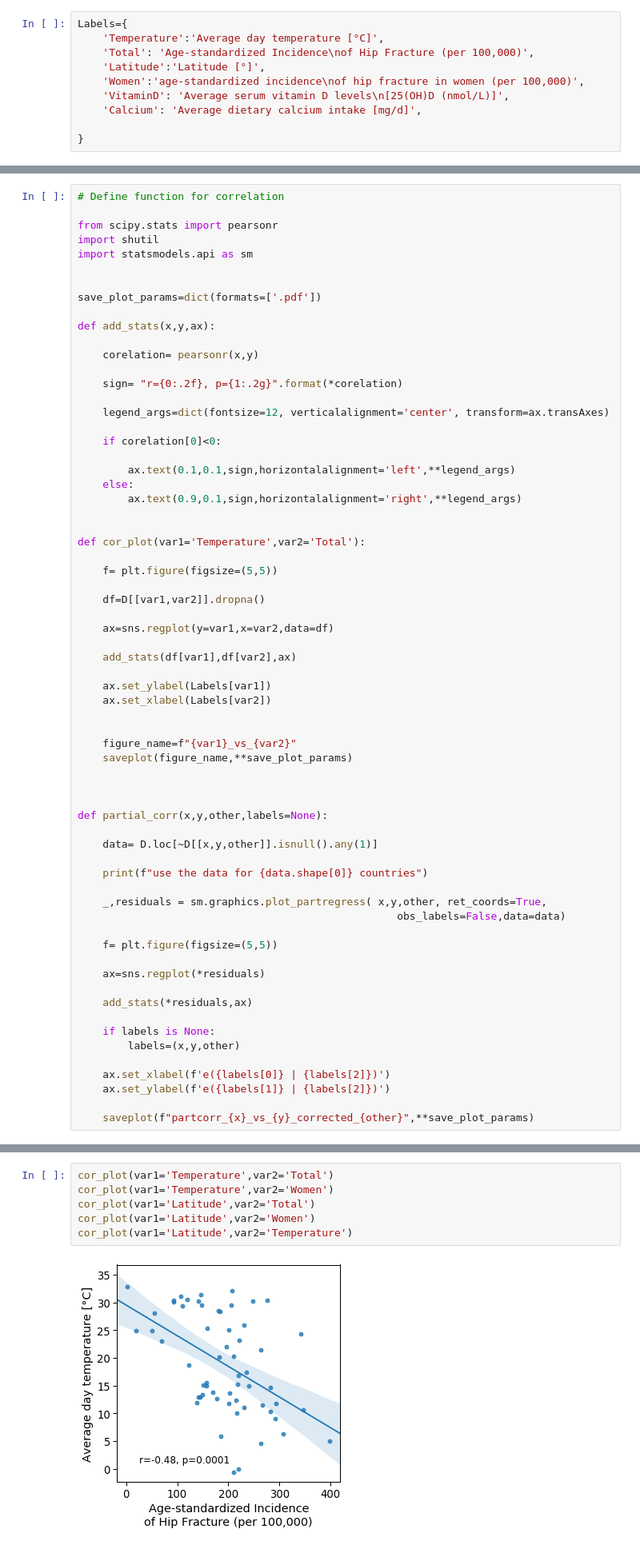
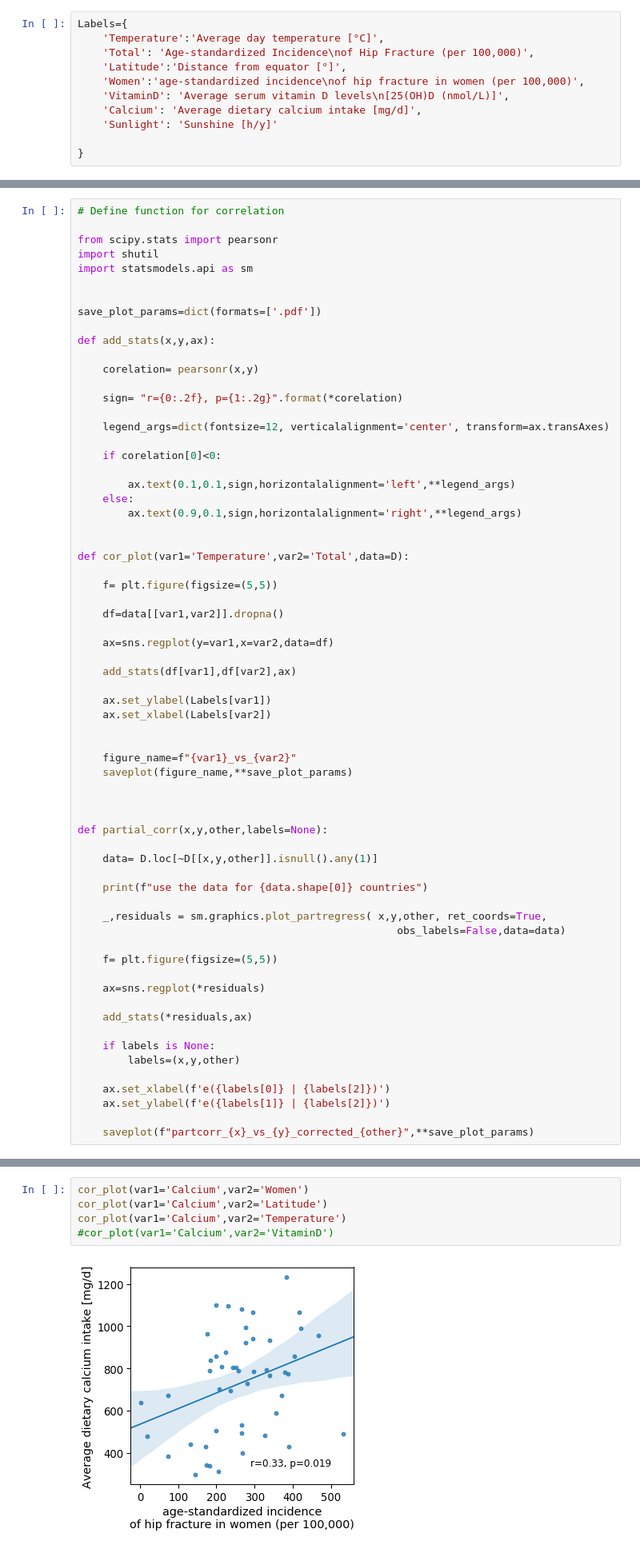
Before and after one commit to SilasK/WarmMicrobiota, a Jupyter notebook: Correlations_in_human/scritps/HUMAN-correlations.ipynb, the cells around one changed output, grey strips where cells are left out. Shown at 80% size. Saved outputs shown, nothing was run; the diff lists cells and outputs as text.

Commit message:
modified data

```diff
--- a/Correlations_in_human/scritps/HUMAN-correlations.ipynb
+++ b/Correlations_in_human/scritps/HUMAN-correlations.ipynb
@@ -54,10 +56,11 @@ D.loc[D.isnull().any(1)]
 Labels={
     'Temperature':'Average day temperature [°C]',
     'Total': 'Age-standardized Incidence\nof Hip Fracture (per 100,000)',
-    'Latitude':'Latitude [°]',
+    'Latitude':'Distance from equator [°]',
     'Women':'age-standardized incidence\nof hip fracture in women (per 100,000)',
     'VitaminD': 'Average serum vitamin D levels\n[25(OH)D (nmol/L)]',
     'Calcium': 'Average dietary calcium intake [mg/d]',
+    'Sunlight': 'Sunshine [h/y]'
 
 }
 # %%
@@ -94,11 +97,11 @@ def add_stats(x,y,ax):
         ax.text(0.9,0.1,sign,horizontalalignment='right',**legend_args)
 
 
-def cor_plot(var1='Temperature',var2='Total'):
+def cor_plot(var1='Temperature',var2='Total',data=D):
 
     f= plt.figure(figsize=(5,5))
 
-    df=D[[var1,var2]].dropna()
+    df=data[[var1,var2]].dropna()
 
     ax=sns.regplot(y=var1,x=var2,data=df)
 
@@ -138,8 +185,7 @@ def partial_corr(x,y,other,labels=None):
 # %%
-cor_plot(var1='Temperature',var2='Total')
-cor_plot(var1='Temperature',var2='Women')
-cor_plot(var1='Latitude',var2='Total')
-cor_plot(var1='Latitude',var2='Women')
-cor_plot(var1='Latitude',var2='Temperature')
+cor_plot(var1='Calcium',var2='Women')
+cor_plot(var1='Calcium',var2='Latitude')
+cor_plot(var1='Calcium',var2='Temperature')
+#cor_plot(var1='Calcium',var2='VitaminD')
 # %% [output]
-[figure, old version]
+[figure, new version]
```
Also changed, not shown: parts of 35 cells of this notebook, 4 other files.
